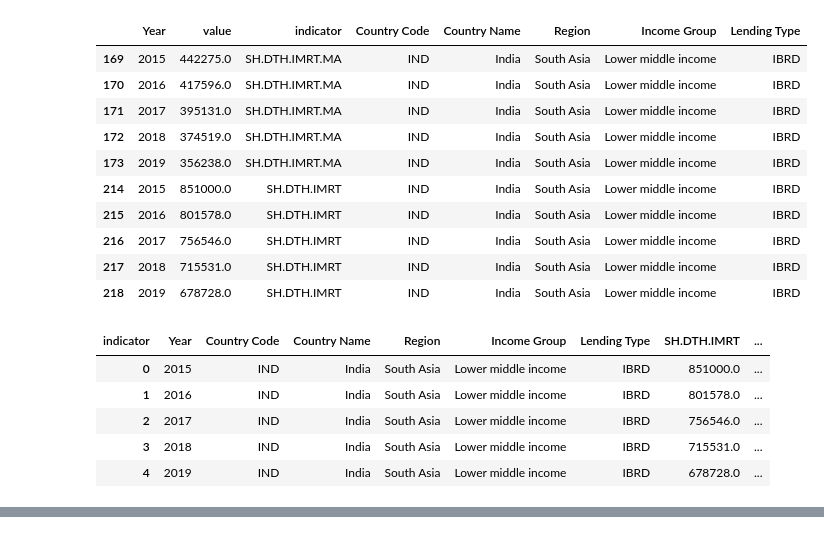
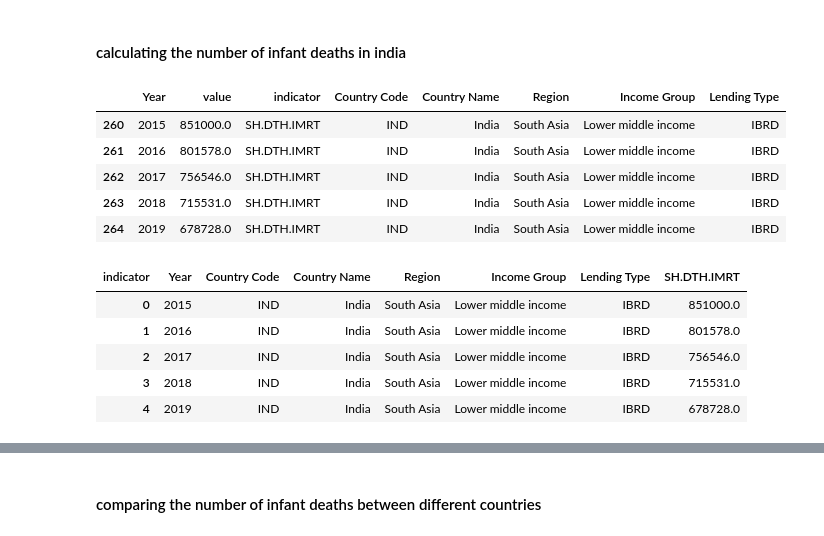
Before and after one commit to sruthib22/data690_Sruthi, a Jupyter notebook: Individual_project/Individual_project_Part_B_Draft.ipynb, the cells around one changed output, grey strips where cells are left out. Cells and saved outputs as stored; diff of their text form; code cells hidden in the pictures.

```diff
--- a/Individual_project/Individual_project_Part_B_Draft.ipynb
+++ b/Individual_project/Individual_project_Part_B_Draft.ipynb
@@ -88,28 +92,25 @@ df_ind
+# %% [markdown]
+#### calculating the number of infant deaths in india
 # %%
-df_ind_infant = df_ind.query("indicator in(['SH.DTH.IMRT.MA','SH.DTH.IMRT.MA','SH.DTH.IMRT'])")
+df_ind_infant = df_ind.query("indicator in(['SH.DTH.IMRT'])")
 df_ind_infant
 # %% [output]
 |  | Year | value | indicator | Country Code | Country Name | Region | Income Group | Lending Type |
-| 169 | 2015 | 442275.0 | SH.DTH.IMRT.MA | IND | India | South Asia | Lower middle income | IBRD |
-| 170 | 2016 | 417596.0 | SH.DTH.IMRT.MA | IND | India | South Asia | Lower middle income | IBRD |
-| 171 | 2017 | 395131.0 | SH.DTH.IMRT.MA | IND | India | South Asia | Lower middle income | IBRD |
-| 172 | 2018 | 374519.0 | SH.DTH.IMRT.MA | IND | India | South Asia | Lower middle income | IBRD |
-| 173 | 2019 | 356238.0 | SH.DTH.IMRT.MA | IND | India | South Asia | Lower middle income | IBRD |
-| 214 | 2015 | 851000.0 | SH.DTH.IMRT | IND | India | South Asia | Lower middle income | IBRD |
-| 215 | 2016 | 801578.0 | SH.DTH.IMRT | IND | India | South Asia | Lower middle income | IBRD |
-| 216 | 2017 | 756546.0 | SH.DTH.IMRT | IND | India | South Asia | Lower middle income | IBRD |
-| 217 | 2018 | 715531.0 | SH.DTH.IMRT | IND | India | South Asia | Lower middle income | IBRD |
-| 218 | 2019 | 678728.0 | SH.DTH.IMRT | IND | India | South Asia | Lower middle income | IBRD |
+| 260 | 2015 | 851000.0 | SH.DTH.IMRT | IND | India | South Asia | Lower middle income | IBRD |
+| 261 | 2016 | 801578.0 | SH.DTH.IMRT | IND | India | South Asia | Lower middle income | IBRD |
+| 262 | 2017 | 756546.0 | SH.DTH.IMRT | IND | India | South Asia | Lower middle income | IBRD |
+| 263 | 2018 | 715531.0 | SH.DTH.IMRT | IND | India | South Asia | Lower middle income | IBRD |
+| 264 | 2019 | 678728.0 | SH.DTH.IMRT | IND | India | South Asia | Lower middle income | IBRD |
 # %%
 df_pivot = df_ind_infant.pivot(index =['Year','Country Code','Country Name','Region','Income Group','Lending Type'], columns ='indicator', values ='value').reset_index()
 df_pivot
 # %% [output]
-| indicator | Year | Country Code | Country Name | Region | Income Group | Lending Type | SH.DTH.IMRT | ... |
-| 0 | 2015 | IND | India | South Asia | Lower middle income | IBRD | 851000.0 | ... |
-| 1 | 2016 | IND | India | South Asia | Lower middle income | IBRD | 801578.0 | ... |
-| 2 | 2017 | IND | India | South Asia | Lower middle income | IBRD | 756546.0 | ... |
-| 3 | 2018 | IND | India | South Asia | Lower middle income | IBRD | 715531.0 | ... |
-| 4 | 2019 | IND | India | South Asia | Lower middle income | IBRD | 678728.0 | ... |
+| indicator | Year | Country Code | Country Name | Region | Income Group | Lending Type | SH.DTH.IMRT |
+| 0 | 2015 | IND | India | South Asia | Lower middle income | IBRD | 851000.0 |
+| 1 | 2016 | IND | India | South Asia | Lower middle income | IBRD | 801578.0 |
+| 2 | 2017 | IND | India | South Asia | Lower middle income | IBRD | 756546.0 |
+| 3 | 2018 | IND | India | South Asia | Lower middle income | IBRD | 715531.0 |
+| 4 | 2019 | IND | India | South Asia | Lower middle income | IBRD | 678728.0 |
 # %%
 fig = px.bar(
     df_pivot.dropna(),
@@ -128,3 +129,5 @@ fig = px.bar(
 fig.show()
 # %% [output]
 [interactive output not drawn]
+# %% [markdown]
+#### comparing the number of infant deaths between different countries
```
Also changed, not shown: parts of 33 cells of this notebook.
